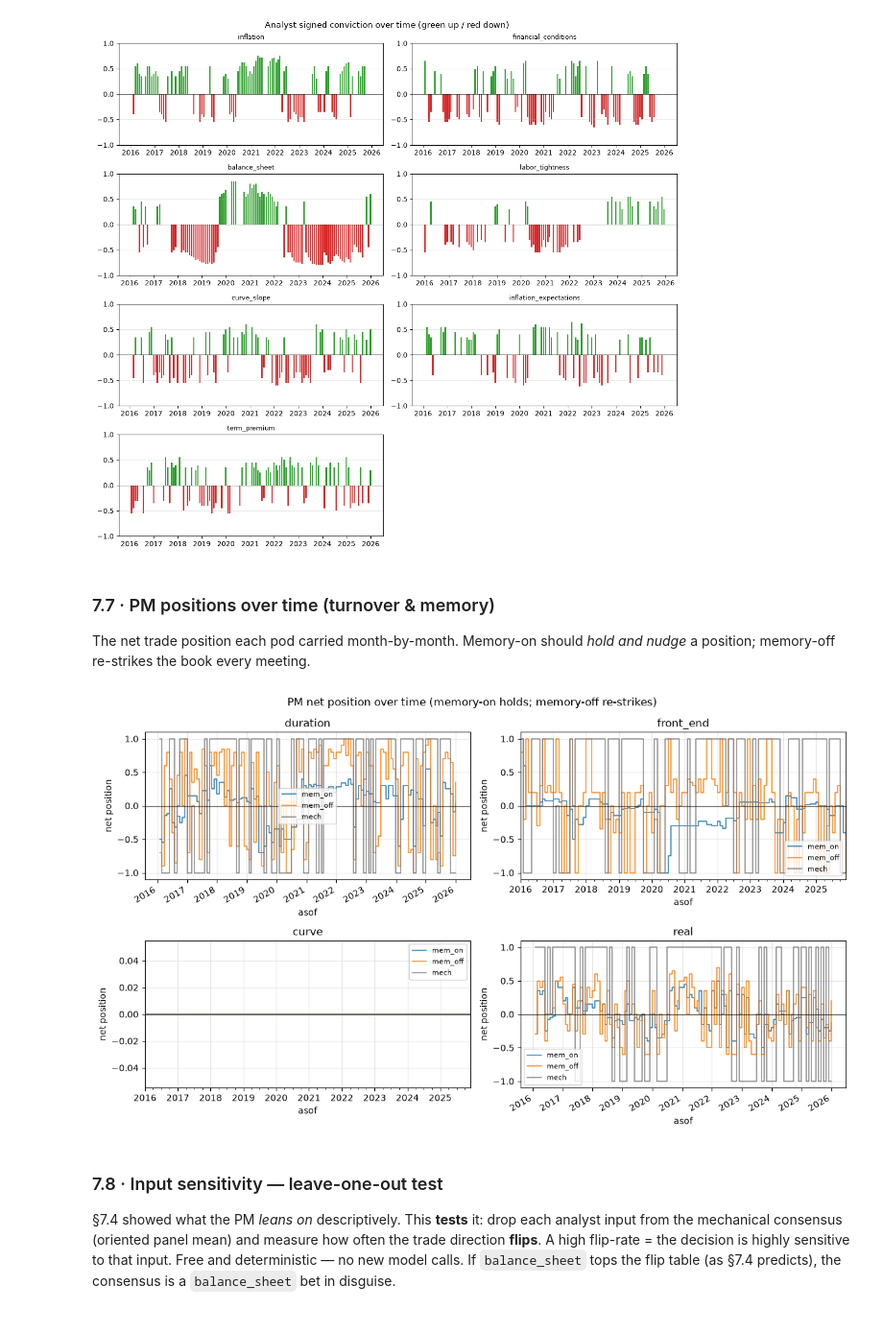
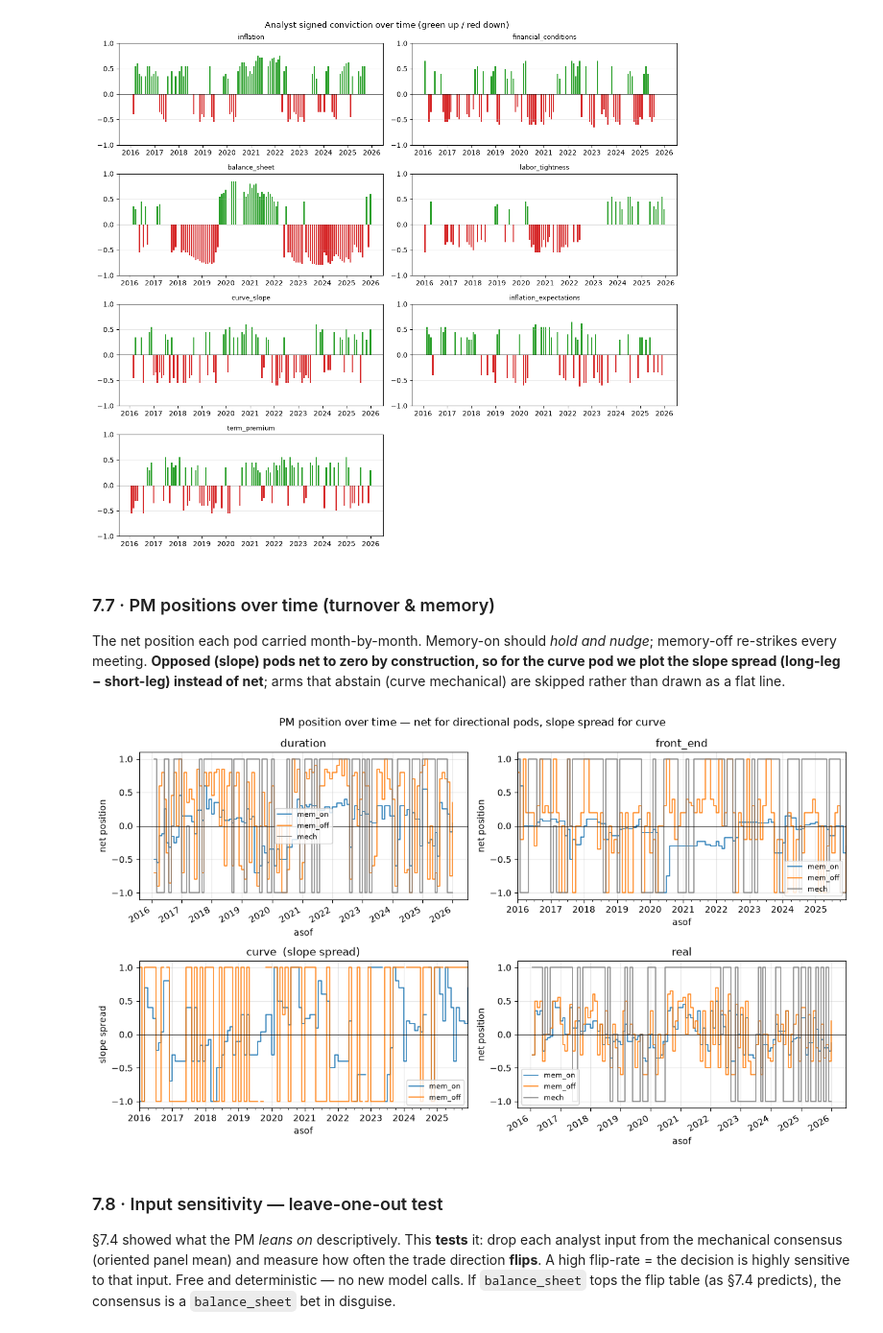
Before and after one commit to charishma005/Blackrock_UCB_MFE_Industry_Project, a Jupyter notebook: notebooks/pm_trade_evaluation.ipynb, the cells around one changed output. Shown at 96% size. Drawn from its saved outputs; the diff is of its cells as text; code cells hidden in the pictures.

```diff
--- a/notebooks/pm_trade_evaluation.ipynb
+++ b/notebooks/pm_trade_evaluation.ipynb
@@ -575,0 +580,17 @@ adist
+# %%
+# §7.4d · Per-meeting weight distribution, one box per driver, per pod (mem_on).
+fig, axes = plt.subplots(2, 2, figsize=(12, 7)); axes = axes.ravel()
+for ax, pod in zip(axes, PODS):
+    p = build_pm(pod, None); drv = list(p.listens_to); data = {d: [] for d in drv}
+    for line in open(f'../reports/pm/{pod}_mem_on.jsonl'):
+        r = json.loads(line)
+        if r.get('degraded'): continue
+        dv = (r.get('arbitrated') or {}).get('drivers') or {}
+        for d in drv:
+            if d in dv: data[d].append(abs(dv[d]))
+    order = sorted(drv, key=lambda d: -(np.median(data[d]) if data[d] else 0))
+    ax.boxplot([data[d] for d in order], showfliers=False, medianprops=dict(color='tab:red'))
+    ax.set_xticks(range(1, len(order) + 1)); ax.set_xticklabels(order, rotation=30, fontsize=8)
+    ax.set_title(pod); ax.set_ylabel('|reconciled conviction|'); ax.grid(axis='y', alpha=.3)
+fig.suptitle('Distribution of per-meeting weight each driver receives (mem_on)')
+plt.tight_layout()
@@ -615,22 +638,30 @@ fig.suptitle('Analyst signed conviction over time (green up / red down)'); plt.t
 # %% [markdown]
 ### 7.7 · PM positions over time (turnover & memory)
 
-The net trade position each pod carried month-by-month. Memory-on should *hold and nudge* a position; memory-off re-strikes the book every meeting.
+The net position each pod carried month-by-month. Memory-on should *hold and nudge*; memory-off re-strikes every meeting. **Opposed (slope) pods net to zero by construction, so for the curve pod we plot the slope spread (long-leg − short-leg) instead of net**; arms that abstain (curve mechanical) are skipped rather than drawn as a flat line.
 # %%
-# §7.7 · PM net trade position over time, per pod, per arm.
+# §7.7 · PM position over time, per pod, per arm.
+def _position(tr, p):
+    if p.trade_config.get('sign_convention') == 'opposed':      # slope pod: legs cancel
+        wc = [c for c in tr.columns if c.startswith('w_')]
+        return tr[wc[0]] - tr[wc[1]]                            # slope spread
+    return tr['net']
 fig, axes = plt.subplots(2, 2, figsize=(12, 7)); axes = axes.ravel()
 for ax, pod in zip(axes, PODS):
-    p = build_pm(pod, None)
+    p = build_pm(pod, None); opp = p.trade_config.get('sign_convention') == 'opposed'
     for arm, c in [('mem_on', 'tab:blue'), ('mem_off', 'tab:orange'), ('mech', '0.5')]:
         try:
             tr = load_trades(f'../reports/pm/{pod}_{arm}.jsonl', p.trade_config)
-            tr['net'].plot(ax=ax, lw=1.1, color=c, label=arm, drawstyle='steps-post')
+            pos = _position(tr, p)
+            if pos.abs().sum() == 0: continue                   # abstained / all-flat
+            pos.plot(ax=ax, lw=1.1, color=c, label=arm, drawstyle='steps-post')
         except Exception: pass
-    ax.axhline(0, color='k', lw=.8); ax.set_title(pod); ax.set_ylabel('net position')
-    ax.grid(alpha=.3); ax.legend(fontsize=8)
-fig.suptitle('PM net position over time (memory-on holds; memory-off re-strikes)'); plt.tight_layout()
+    ax.axhline(0, color='k', lw=.8); ax.grid(alpha=.3); ax.legend(fontsize=8)
+    ax.set_title(pod + ('  (slope spread)' if opp else ''))
+    ax.set_ylabel('slope spread' if opp else 'net position')
+fig.suptitle('PM position over time — net for directional pods, slope spread for curve'); plt.tight_layout()
 # %% [output]
-[figure, old version]
+[figure, new version]
 # %% [markdown]
 ### 7.8 · Input sensitivity — leave-one-out test
 
```
Also changed, not shown: parts of 2 cells of this notebook.
